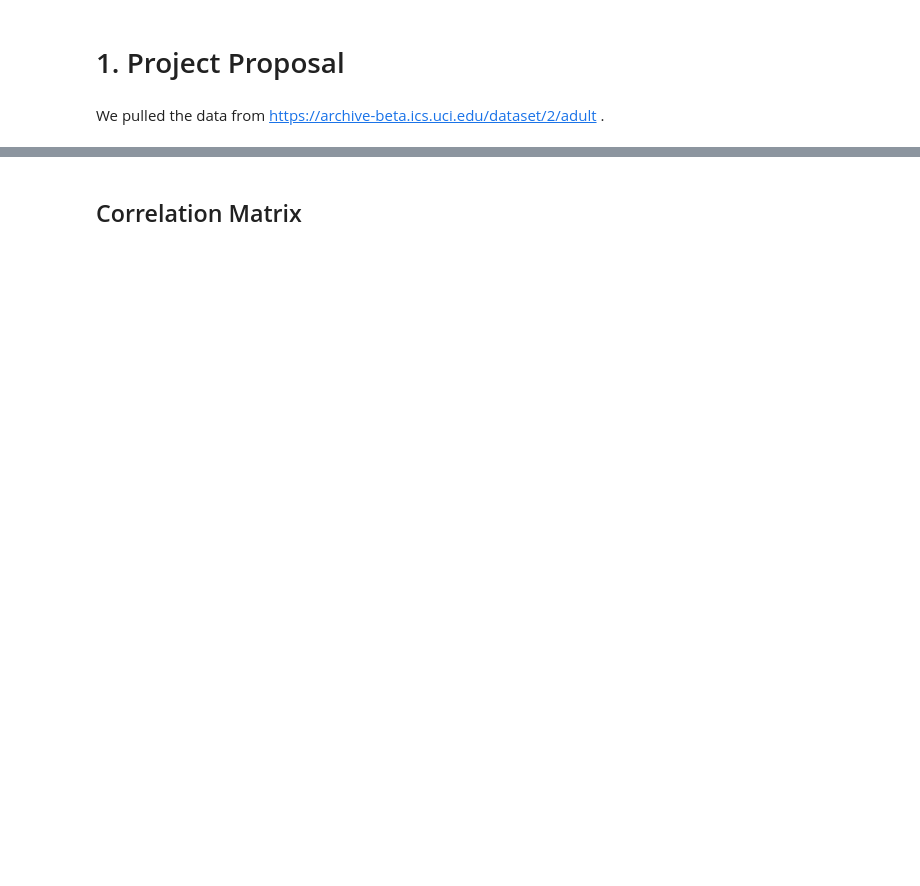
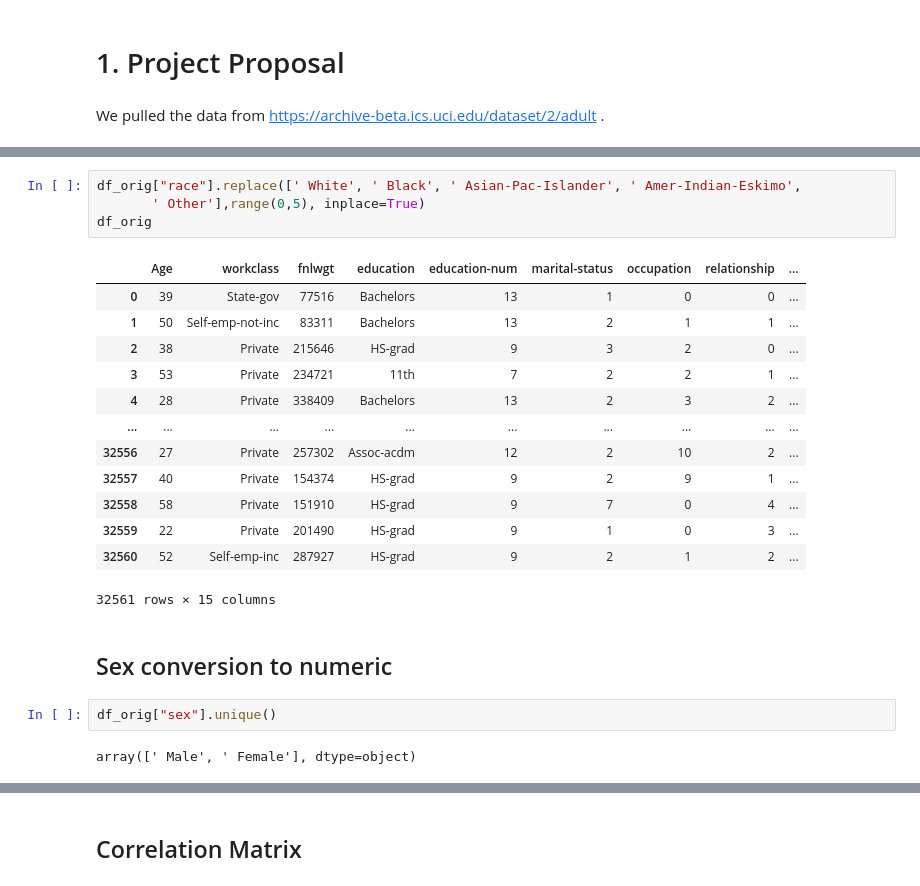
Before and after one commit to JayUpadhyayCS/IncomePrediction, a Jupyter notebook: Final.ipynb, the cells around one changed output, grey strips where cells are left out. Drawn from its saved outputs; the diff is of its cells as text; blank space fills up the shorter version.

```diff
--- a/Final.ipynb
+++ b/Final.ipynb
@@ -60,0 +173,24 @@ We pulled the data from https://archive-beta.ics.uci.edu/dataset/2/adult .
+# %%
+df_orig["race"].replace([' White', ' Black', ' Asian-Pac-Islander', ' Amer-Indian-Eskimo',
+       ' Other'],range(0,5), inplace=True)
+df_orig
+# %% [output]
+|  | Age | workclass | fnlwgt | education | education-num | marital-status | occupation | relationship | ... |
+| 0 | 39 | State-gov | 77516 | Bachelors | 13 | 1 | 0 | 0 | ... |
+| 1 | 50 | Self-emp-not-inc | 83311 | Bachelors | 13 | 2 | 1 | 1 | ... |
+| 2 | 38 | Private | 215646 | HS-grad | 9 | 3 | 2 | 0 | ... |
+| 3 | 53 | Private | 234721 | 11th | 7 | 2 | 2 | 1 | ... |
+| 4 | 28 | Private | 338409 | Bachelors | 13 | 2 | 3 | 2 | ... |
+| ... | ... | ... | ... | ... | ... | ... | ... | ... | ... |
+| 32556 | 27 | Private | 257302 | Assoc-acdm | 12 | 2 | 10 | 2 | ... |
+| 32557 | 40 | Private | 154374 | HS-grad | 9 | 2 | 9 | 1 | ... |
+| 32558 | 58 | Private | 151910 | HS-grad | 9 | 7 | 0 | 4 | ... |
+| 32559 | 22 | Private | 201490 | HS-grad | 9 | 1 | 0 | 3 | ... |
+| 32560 | 52 | Self-emp-inc | 287927 | HS-grad | 9 | 2 | 1 | 2 | ... |
+32561 rows × 15 columns
+# %% [markdown]
+## Sex conversion to numeric
+# %%
+df_orig["sex"].unique()
+# %% [output]
+array([' Male', ' Female'], dtype=object)
```
Also changed, not shown: parts of 22 cells of this notebook, 2 other files.
